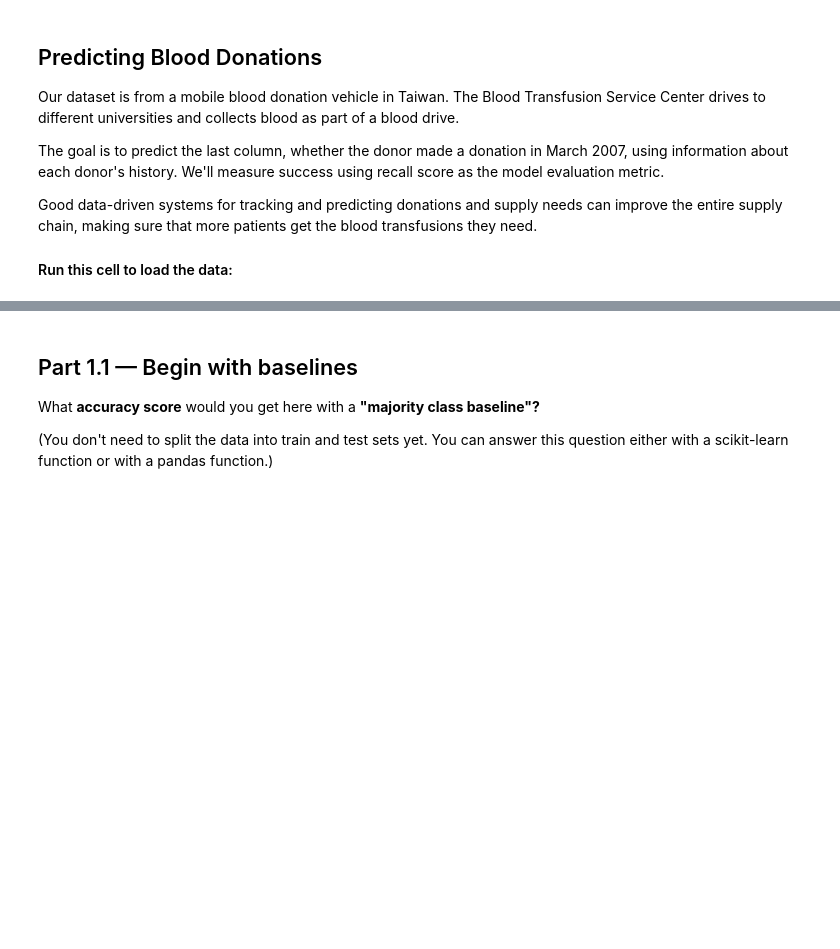
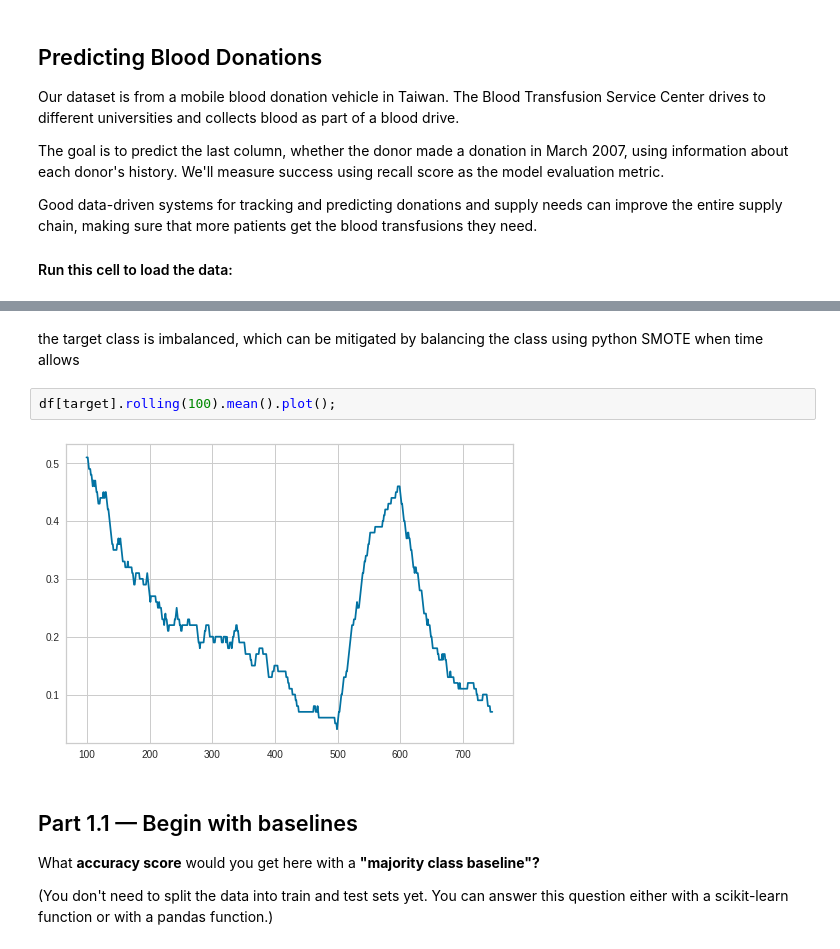
Before and after one commit to LambdaSchool/DS-Unit-2-Sprint-4-Model-Validation, a Jupyter notebook: DS_Unit_2_Sprint_Challenge_4_Model_Validation.ipynb, the cells around one changed output, grey strips where cells are left out. Drawn from its saved outputs; the diff is of its cells as text; blank space fills up the shorter version.

```diff
--- a/DS_Unit_2_Sprint_Challenge_4_Model_Validation.ipynb
+++ b/DS_Unit_2_Sprint_Challenge_4_Model_Validation.ipynb
@@ -29,3 +112,9 @@ df = df.rename(columns={
+# %% [markdown]
+the target class is imbalanced, which can be mitigated by balancing the class using python SMOTE when time allows
+# %%
+df[target].rolling(100).mean().plot();
+# %% [output]
+[figure, added]
 # %% [markdown]
 ## Part 1.1 — Begin with baselines
 
```
Also changed, not shown: parts of 52 cells of this notebook.
